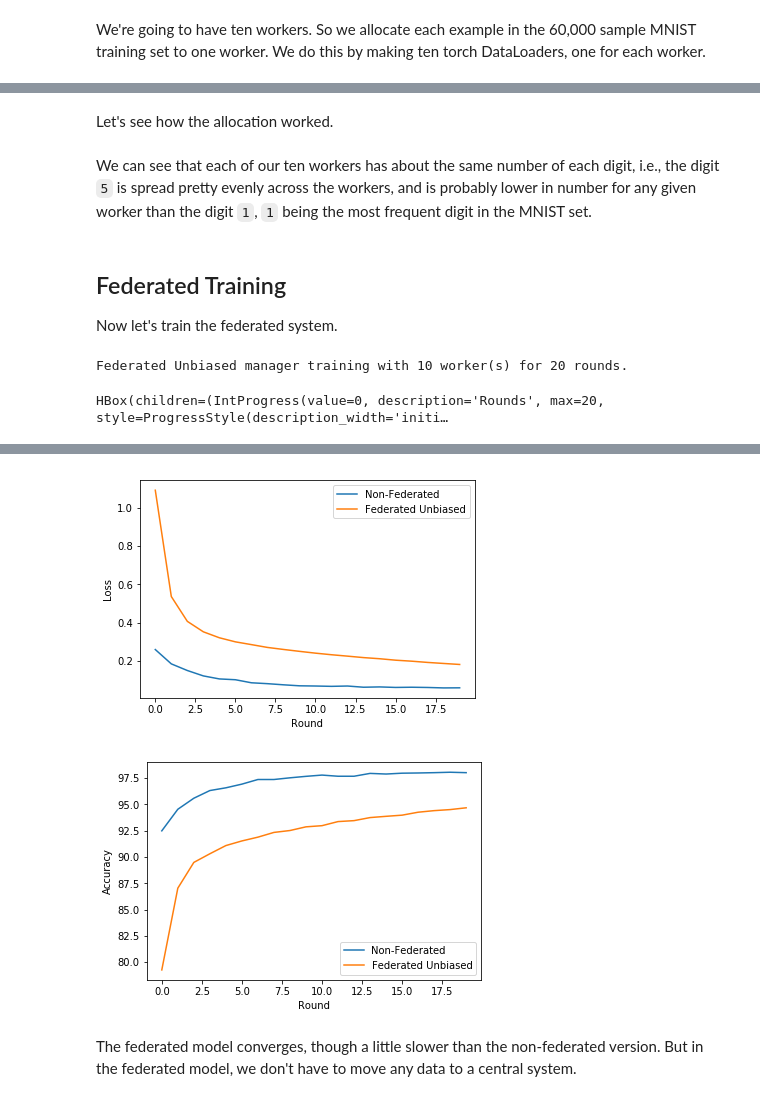
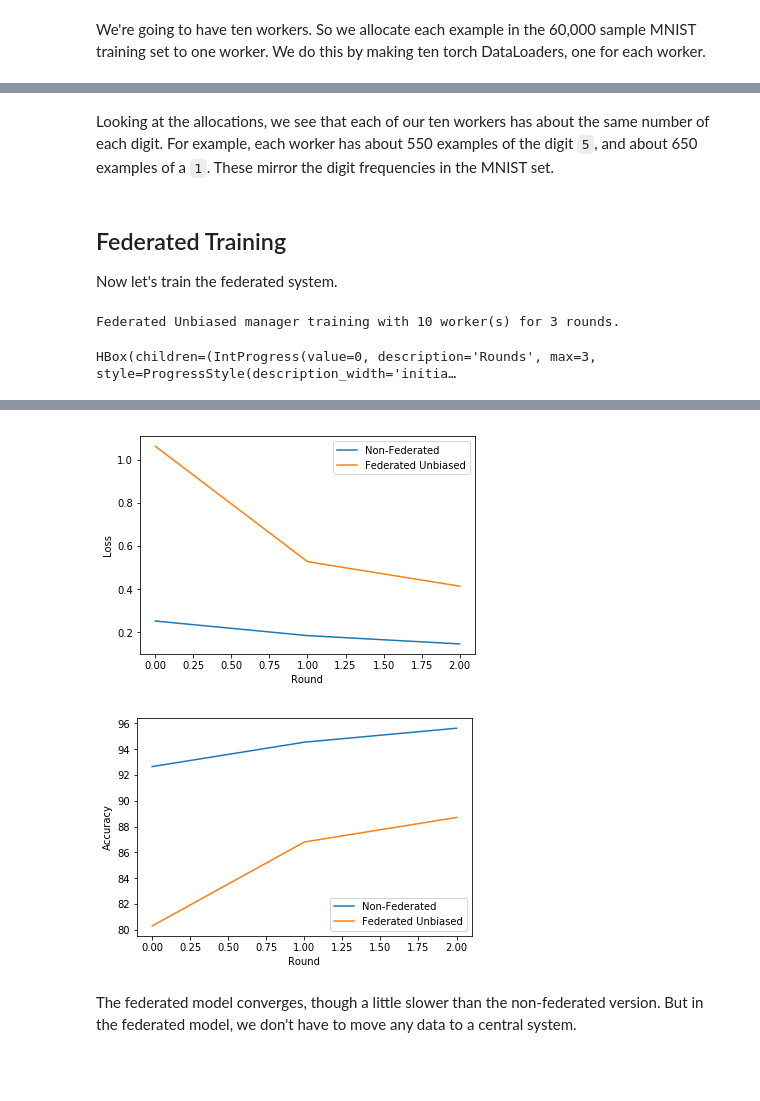
Before and after one commit to rmicallef/bfpytorch, a Jupyter notebook: MNIST-Fed-Part1.ipynb, the cells around one changed output, grey strips where cells are left out. Drawn from its saved outputs; the diff is of its cells as text; code cells hidden in the pictures; blank space fills up the shorter version.

Commit message:
trivial run with charts

```diff
--- a/MNIST-Fed-Part1.ipynb
+++ b/MNIST-Fed-Part1.ipynb
@@ -62,9 +62,9 @@ We're testing an ideal non-federated situation: all of our data is in one place
 print("Dataset size:", len(default_training_dataloader.dataset))
 
 # default training rounds
-default_n_rounds = 20
+default_n_rounds = 3
 
-# target for early stopping (we'll use this later to compare approaches)
+# target for early stopping (we can use this later to compare approaches more quickly)
 default_target_accuracy = None
 # %% [output]
 Dataset size: 60000
@@ -79,4 +73,5 @@ Now we train without federation.
 # %%
-#import torch
-#device = torch.device('cuda' if torch.cuda.is_available() else 'cpu')
-#print(device)
+import torch
+
+device = torch.device('cuda' if torch.cuda.is_available() else 'cpu') # smoke 'em if you got 'em'
+print(device)
@@ -215,7 +197,7 @@ We're going to have ten workers. So we allocate each example in the 60,000 sampl
 # %%
 from mnist_utils import make_federated_dataloaders
 
-federated_equal_dataloaders = make_federated_dataloaders(default_training_dataset)
+federated_equal_dataloaders = make_federated_dataloaders(default_training_dataset, p=0.0)
 
 plot_digit_histogram(federated_equal_dataloaders, 'Digit Counts per DataLoader')
 # %% [output]
@@ -224,7 +206,5 @@ HBox(children=(IntProgress(value=0, description='Tabulating datasets', max=10, s
-# %% [markdown]
-Let's see how the allocation worked.
 # %% [markdown]
-We can see that each of our ten workers has about the same number of each digit, i.e., the digit `5` is spread pretty evenly across the workers, and is probably lower in number for any given worker than the digit `1`, `1` being the most frequent digit in the MNIST set.
+Looking at the allocations, we see that each of our ten workers has about the same number of each digit. For example, each worker has about 550 examples of the digit `5`, and about 650 examples of a `1`. These mirror the digit frequencies in the MNIST set.
 # %% [markdown]
 ## Federated Training
 Now let's train the federated system.
@@ -233,14 +213,14 @@ from federated import FederatedManager
 from federated import FederatedWorker
 from federated import plot_managers
 
-federated_equal_manager = FederatedManager('Federated Unbiased', federated_equal_dataloaders, default_testing_dataset, DefaultNet)
+federated_equal_manager = FederatedManager('Federated Unbiased', federated_equal_dataloaders, default_testing_dataset, DefaultNet, verbose=True)
 federated_equal_manager.learn(default_n_rounds, default_target_accuracy)
 
 # a proxy to compare the nonfederated model to federated managers
 nonfederated_manager = FederatedManager('Non-Federated', [default_training_dataloader], default_testing_dataset, DefaultNet)
-nonfederated_manager.history = history
+nonfederated_manager.history = nonfederated_history
 
 plot_managers([nonfederated_manager, federated_equal_manager])
 # %% [output]
-Federated Unbiased manager training with 10 worker(s) for 20 rounds.
+Federated Unbiased manager training with 10 worker(s) for 3 rounds.
-HBox(children=(IntProgress(value=0, description='Rounds', max=20, style=ProgressStyle(description_width='initi…
+HBox(children=(IntProgress(value=0, description='Rounds', max=3, style=ProgressStyle(description_width='initia…
@@ -248,5 +244,5 @@ Federated Unbiased manager trained 20 rounds. (Test accuracy 94.67% and loss 0.1
-[figure, old version]
+[figure, new version]
-[figure, old version]
+[figure, new version]
 # %% [markdown]
 The federated model converges, though a little slower than the non-federated version. But in the federated model, we don't have to move any data to a central system.
 # %% [markdown]
```
Also changed, not shown: parts of 18 cells of this notebook, 2 other files.
